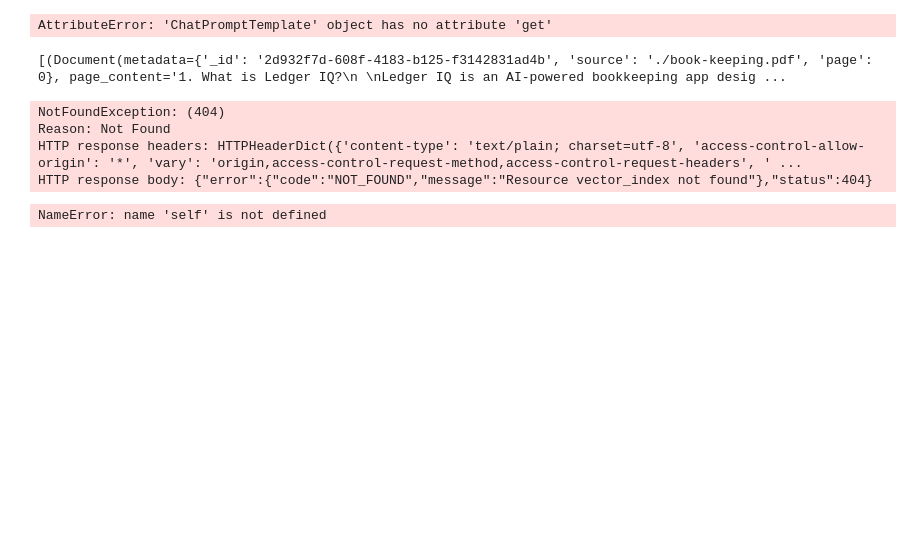
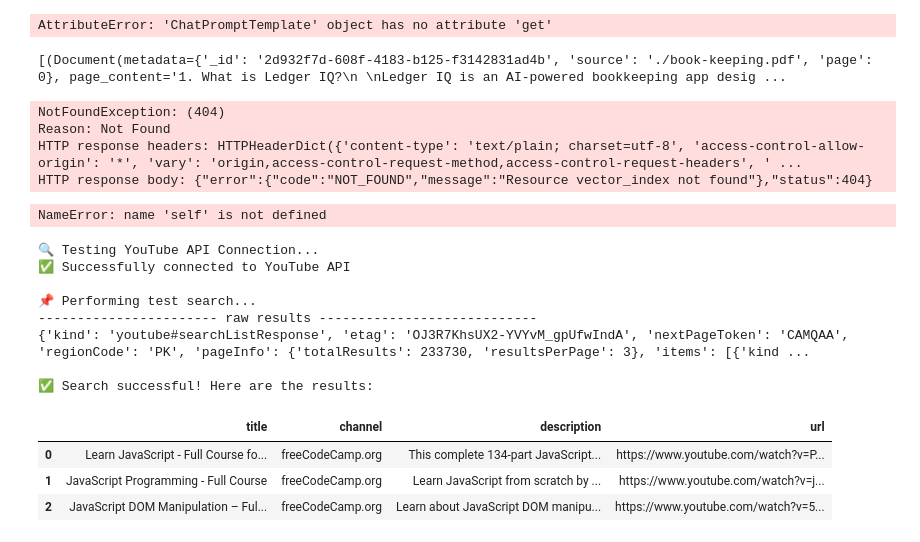
Before and after one commit to ZainZia0341/book-keeping-testing, a Jupyter notebook: testing.ipynb, the cells around one changed output. Saved outputs shown, nothing was run; the diff lists cells and outputs as text; code cells hidden in the pictures; blank space fills up the shorter version.

Commit message:
youtube tool integrated

```diff
--- a/testing.ipynb
+++ b/testing.ipynb
@@ -1243,3 +1243,77 @@ from pinecone import Pinecone, ServerlessSpec
 print(Pinecone.list_indexes())
 # %% [output]
 NameError: name 'self' is not defined
+# %%
+from googleapiclient.discovery import build
+from googleapiclient.errors import HttpError
+import pandas as pd
+import json
+import os
+
+YOUTUBE_API_KEY = os.environ.get("YOUTUBE_API")
+channel_id = "UC8butISFwT-Wl7EV0hUK0BQ" # freeCodeCamp # "UC_x5XG1OV2P6uZZ5FSM9Ttw" # Google Developers channel
+
+def test_youtube_api():
+    """Simple test for YouTube API functionality"""
+    print("🔍 Testing YouTube API Connection...")
+
+    try:
+        # Initialize the YouTube API client
+        youtube = build('youtube', 'v3', developerKey=YOUTUBE_API_KEY)
+        print("✅ Successfully connected to YouTube API")
+
+        # Try a simple search
+        print("\n📌 Performing test search...")
+        search_request = youtube.search().list(
+            part="snippet",
+            q="javaScript toturial",
+            type="video",
+            channelId=channel_id,
+            maxResults=3
+        )
+
+        # Execute the search
+        search_response = search_request.execute()
+        print("----------------------- raw results ----------------------------")
+        print(search_response)
+        # Process results
+        videos = []
+        for item in search_response.get('items', []):
+            videos.append({
+                'title': item['snippet']['title'],
+                'channel': item['snippet']['channelTitle'],
+                "description": item['snippet']['description'],
+                'url': f"https://www.youtube.com/watch?v={item['id']['videoId']}"
+            })
+
+        # Display results
+        if videos:
+            print("\n✅ Search successful! Here are the results:")
+            df = pd.DataFrame(videos)
+            display(df)
+        else:
+            print("❌ No videos found")
+
+    except HttpError as e:
+        error_details = json.loads(e.content)
+        print(f"\n❌ HTTP Error occurred:")
+        print(f"Status Code: {e.resp.status}")
+        print(f"Error Message: {error_details['error']['message']}")
+    except Exception as e:
+        print(f"\n❌ An error occurred: {str(e)}")
+
+# Run the test
+test_youtube_api()
+# %% [output]
+🔍 Testing YouTube API Connection...
+✅ Successfully connected to YouTube API
+
+📌 Performing test search...
+----------------------- raw results ----------------------------
+{'kind': 'youtube#searchListResponse', 'etag': 'OJ3R7KhsUX2-YVYvM_gpUfwIndA', 'nextPageToken': 'CAMQAA', 'regionCode': 'PK', 'pageInfo': {'totalResults': 233730, 'resultsPerPage': 3}, 'items': [{'kind ...
+
+✅ Search successful! Here are the results:
+|  | title | channel | description | url |
+| 0 | Learn JavaScript - Full Course fo... | freeCodeCamp.org | This complete 134-part JavaScript... | https://www.youtube.com/watch?v=P... |
+| 1 | JavaScript Programming - Full Course | freeCodeCamp.org | Learn JavaScript from scratch by ... | https://www.youtube.com/watch?v=j... |
+| 2 | JavaScript DOM Manipulation – Ful... | freeCodeCamp.org | Learn about JavaScript DOM manipu... | https://www.youtube.com/watch?v=5... |
```
Also changed, not shown: parts of 2 cells of this notebook, 4 other files.
